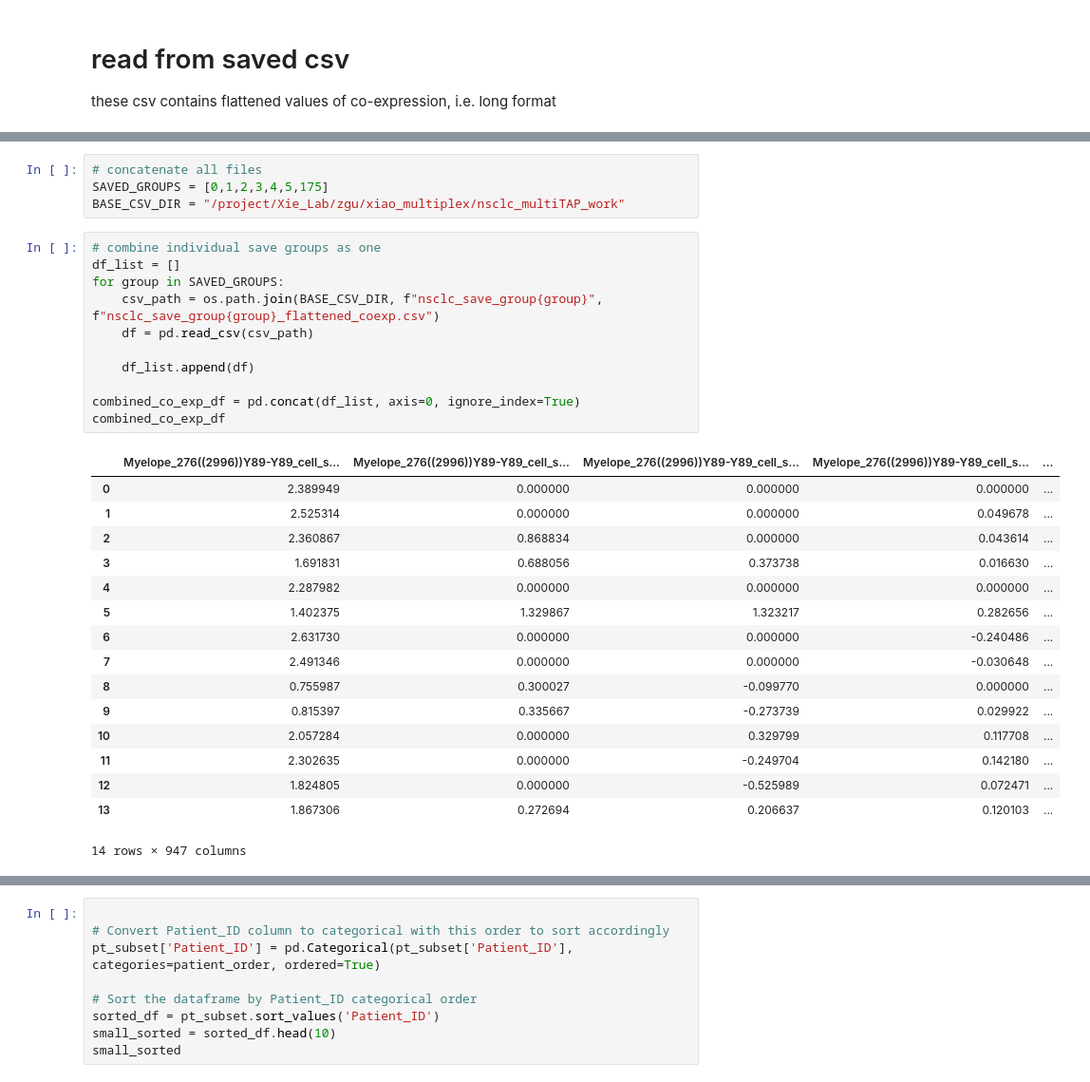
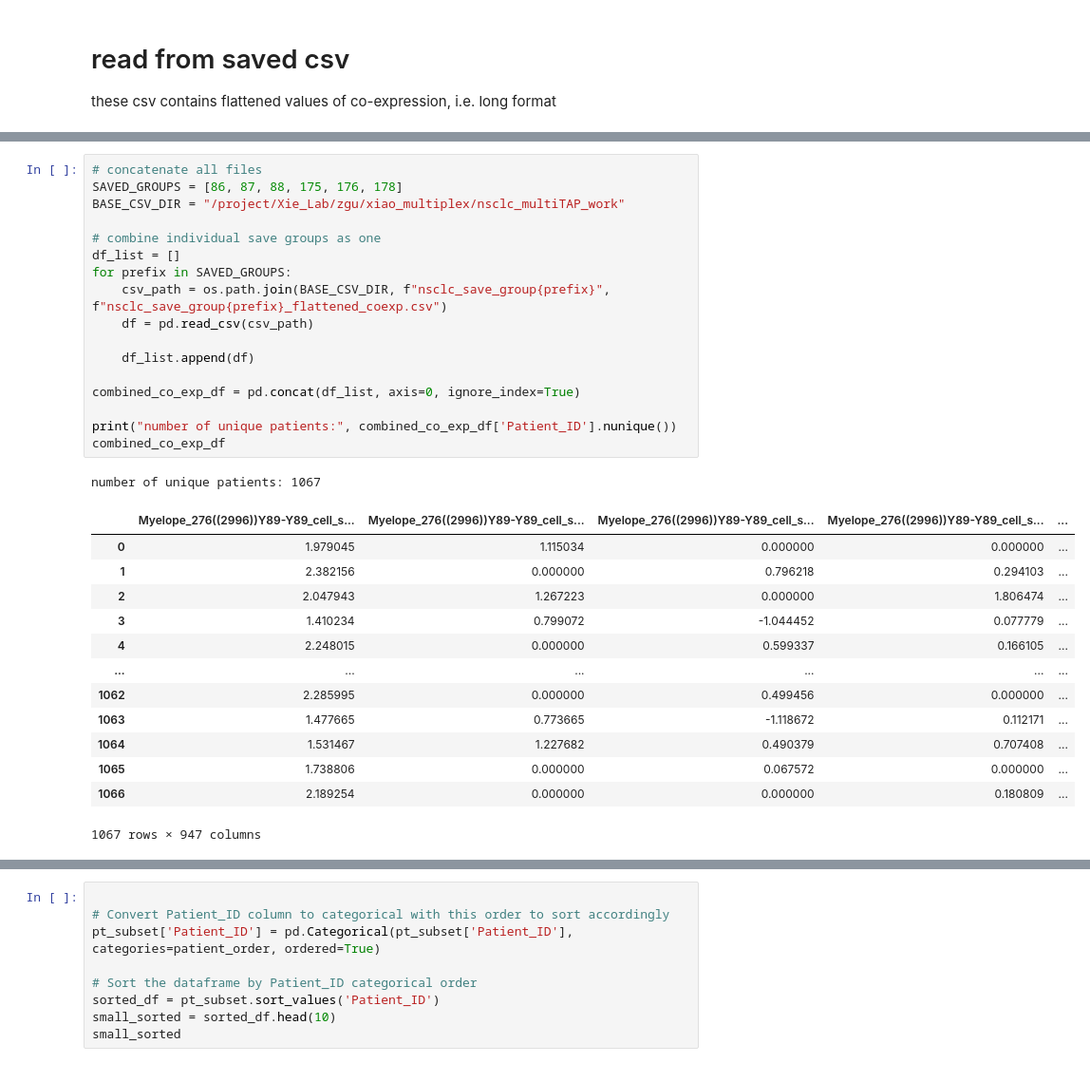
Before and after one commit to QBRC/multiTAP, a Jupyter notebook: notebooks/survival-analysis.ipynb, the cells around one changed output, grey strips where cells are left out. Shown: that part at 95% size. Drawn from its saved outputs; the diff is of its cells as text.

```diff
--- a/notebooks/survival-analysis.ipynb
+++ b/notebooks/survival-analysis.ipynb
@@ -67,32 +65,32 @@ pd.read_csv('/project/Xie_Lab/zgu/xiao_multiplex/nsclc_multiTAP_work/nsclc_save_
-# %%
-# concatenate all files
-SAVED_GROUPS = [0,1,2,3,4,5,175]
-BASE_CSV_DIR = "/project/Xie_Lab/zgu/xiao_multiplex/nsclc_multiTAP_work"
 # %%
+# concatenate all files
+SAVED_GROUPS = [86, 87, 88, 175, 176, 178]
+BASE_CSV_DIR = "/project/Xie_Lab/zgu/xiao_multiplex/nsclc_multiTAP_work"
+
 # combine individual save groups as one
 df_list = []
-for group in SAVED_GROUPS:
-    csv_path = os.path.join(BASE_CSV_DIR, f"nsclc_save_group{group}", f"nsclc_save_group{group}_flattened_coexp.csv")
+for prefix in SAVED_GROUPS:
+    csv_path = os.path.join(BASE_CSV_DIR, f"nsclc_save_group{prefix}", f"nsclc_save_group{prefix}_flattened_coexp.csv")
     df = pd.read_csv(csv_path)
 
     df_list.append(df)
 
 combined_co_exp_df = pd.concat(df_list, axis=0, ignore_index=True)
+
+print("number of unique patients:", combined_co_exp_df['Patient_ID'].nunique())
 combined_co_exp_df
 # %% [output]
+number of unique patients: 1067
 |  | Myelope_276((2996))Y89-Y89_cell_s... | Myelope_276((2996))Y89-Y89_cell_s... | Myelope_276((2996))Y89-Y89_cell_s... | Myelope_276((2996))Y89-Y89_cell_s... | ... |
-| 0 | 2.389949 | 0.000000 | 0.000000 | 0.000000 | ... |
-| 1 | 2.525314 | 0.000000 | 0.000000 | 0.049678 | ... |
-| 2 | 2.360867 | 0.868834 | 0.000000 | 0.043614 | ... |
-| 3 | 1.691831 | 0.688056 | 0.373738 | 0.016630 | ... |
-| 4 | 2.287982 | 0.000000 | 0.000000 | 0.000000 | ... |
-| 5 | 1.402375 | 1.329867 | 1.323217 | 0.282656 | ... |
-| 6 | 2.631730 | 0.000000 | 0.000000 | -0.240486 | ... |
-| 7 | 2.491346 | 0.000000 | 0.000000 | -0.030648 | ... |
-| 8 | 0.755987 | 0.300027 | -0.099770 | 0.000000 | ... |
-| 9 | 0.815397 | 0.335667 | -0.273739 | 0.029922 | ... |
-| 10 | 2.057284 | 0.000000 | 0.329799 | 0.117708 | ... |
-| 11 | 2.302635 | 0.000000 | -0.249704 | 0.142180 | ... |
-| 12 | 1.824805 | 0.000000 | -0.525989 | 0.072471 | ... |
-| 13 | 1.867306 | 0.272694 | 0.206637 | 0.120103 | ... |
+| 0 | 1.979045 | 1.115034 | 0.000000 | 0.000000 | ... |
+| 1 | 2.382156 | 0.000000 | 0.796218 | 0.294103 | ... |
+| 2 | 2.047943 | 1.267223 | 0.000000 | 1.806474 | ... |
+| 3 | 1.410234 | 0.799072 | -1.044452 | 0.077779 | ... |
+| 4 | 2.248015 | 0.000000 | 0.599337 | 0.166105 | ... |
+| ... | ... | ... | ... | ... | ... |
+| 1062 | 2.285995 | 0.000000 | 0.499456 | 0.000000 | ... |
+| 1063 | 1.477665 | 0.773665 | -1.118672 | 0.112171 | ... |
+| 1064 | 1.531467 | 1.227682 | 0.490379 | 0.707408 | ... |
+| 1065 | 1.738806 | 0.000000 | 0.067572 | 0.000000 | ... |
+| 1066 | 2.189254 | 0.000000 | 0.000000 | 0.180809 | ... |
-14 rows × 947 columns
+1067 rows × 947 columns
```
Also changed, not shown: parts of 22 cells of this notebook.
